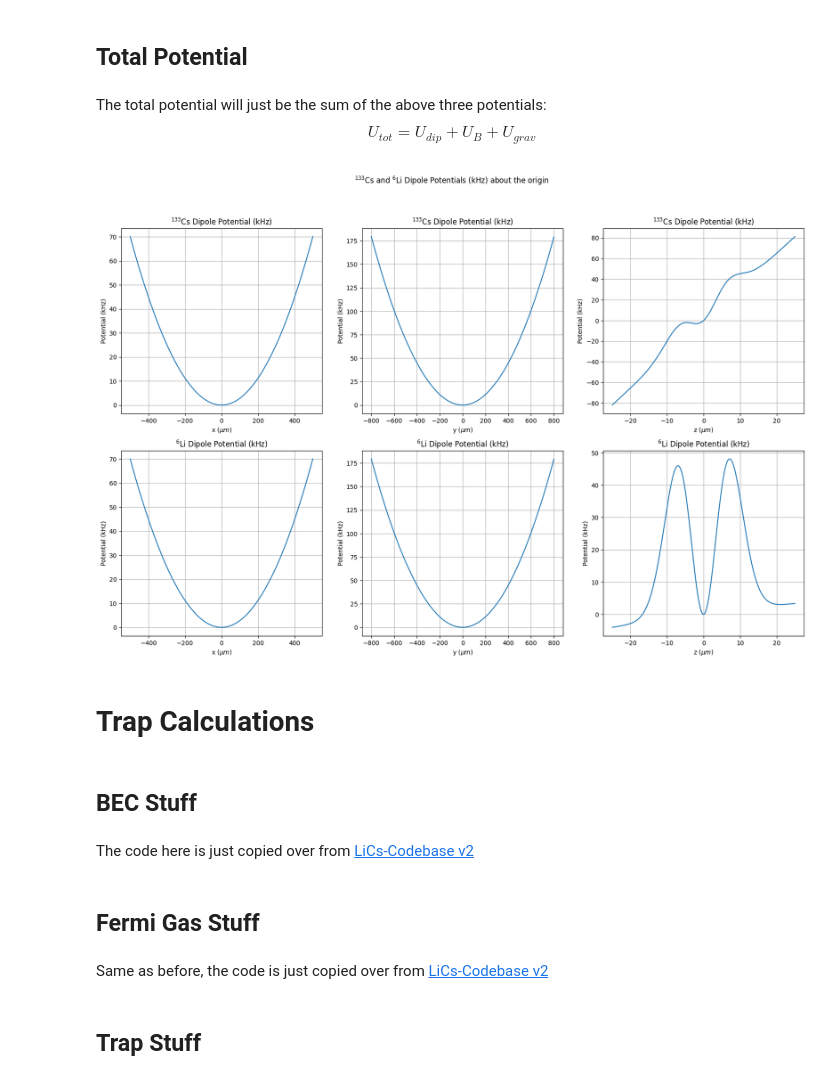
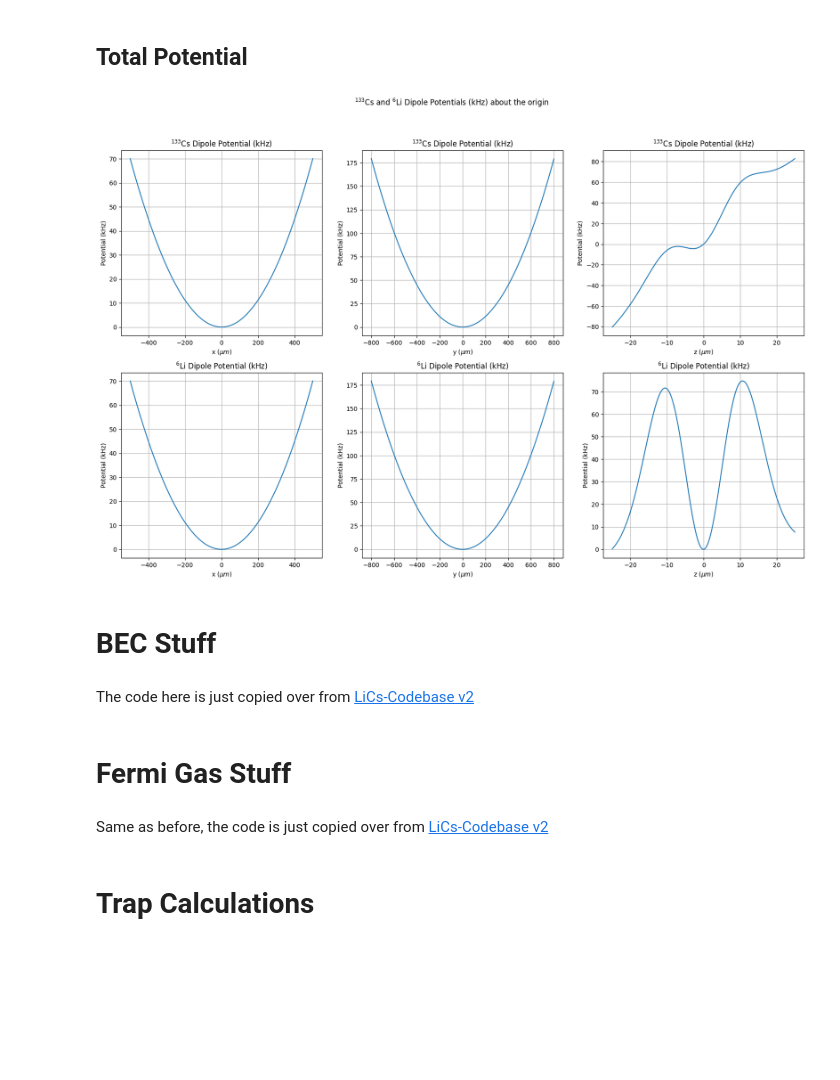
Before and after one commit to Mouhamedm17/DipoleTrappingCalculations, a Jupyter notebook: FlatTrap.ipynb, the cells around one changed output. Cells and saved outputs as stored; diff of their text form; code cells hidden in the pictures; blank space fills up the shorter version.

```diff
--- a/FlatTrap.ipynb
+++ b/FlatTrap.ipynb
@@ -254,15 +250,14 @@ def plot_contour(fun, ranges, const_val, const_coord, params, labels, cmap_color
     cbar = fig.colorbar(plot)
     cbar.ax.set_ylabel(color_bar_title)
 # %%
-def plot_total_potential(poten, ranges, const_vals, params, main_title, trap=None):
+def plot_total_potential(potens, ranges, const_vals, main_title, trap=None):
     """
     Function for generating 1D plots of the total potential (dipole + mag + grav)
 
     inputs:
-        - poten (def): function for the total potential
+        - poten (list): list of functions for the total potentials of cs and li
         - ranges (list): ranges for plotting - assumes that ranges are symmetric about the origin (ex: x_range=100e-6, gives x array from -100e-6 to 100e-6)
         - const_vals (list): constant values for the other two coordinates in m (ex: [0,0] if you want f(x, 0, 0))
-        - params (list): list of tuples for cesium and lithium parameters
         - main_title (str): Title of the figure
         - trap (list): conditions of trap [cs_trap, li_trap, chem_potentials] each trap contains the min and max potentials, the max position, chem_potens are in kHz
 
@@ -300,19 +295,17 @@ def plot_total_potential(poten, ranges, const_vals, params, main_title, trap=Non
     li_r2 = [li_x0, y, li_z0]
     li_r3 = [li_x0, li_y0, z]
 
-    #get trap parameters
-    cs_params = params[0]
-    li_params = params[1]
-
     #get vals for cesium in kHz
-    cs_vals_1 = poten(cs_r1, cs_params) * 1e-3
-    cs_vals_2 = poten(cs_r2, cs_params) * 1e-3
-    cs_vals_3 = poten(cs_r3, cs_params) * 1e-3
+    cs_poten = potens[0]
+    cs_vals_1 = cs_poten(cs_r1) * 1e-3
+    cs_vals_2 = cs_poten(cs_r2) * 1e-3
+    cs_vals_3 = cs_poten(cs_r3) * 1e-3
 
     #get vals for lithium
-    li_vals_1 = poten(li_r1, li_params) * 1e-3
-    li_vals_2 = poten(li_r2, li_params) * 1e-3
-    li_vals_3 = poten(li_r3, li_params) * 1e-3
+    li_poten = potens[1]
+    li_vals_1 = li_poten(li_r1) * 1e-3
+    li_vals_2 = li_poten(li_r2) * 1e-3
+    li_vals_3 = li_poten(li_r3) * 1e-3
 
     #create figure
     fig, axs = plt.subplots(2, 3, figsize=(20, 12))
@@ -407,9 +400,9 @@ lambda_laser_cs = Constants.Lambda635
 lambda_D1_cs = Cs133.D1.wavelength
 lambda_D2_cs = Cs133.D2.wavelength
 
-cs_dipole_potential_params = (gamma_cs, lambda_laser_cs, lambda_D1_cs, lambda_D2_cs, field_args)
-cs_b_potential_params = (Cs133.GS.g_j)
-cs_grav_potential_params = (Cs133.mass)
+cs_dipole_potential_params = [gamma_cs, lambda_laser_cs, lambda_D1_cs, lambda_D2_cs]
+cs_gj = Cs133.GS.g_j
+cs_mass = Cs133.mass
 
 #Lithium 6 parameters
 gamma_li = Li6.D2.Gamma
@@ -417,11 +410,11 @@ lambda_laser_li = Constants.Lambda635
 lambda_D1_li = Li6.D1.wavelength
 lambda_D2_li = Li6.D2.wavelength
 
-li_dipole_potential_params = (gamma_li, lambda_laser_li, lambda_D1_li, lambda_D2_li, field_args)
-li_b_potential_params = (Li6.GS.g_j)
-li_grav_potential_params = (Li6.mass)
+li_dipole_potential_params = (gamma_li, lambda_laser_li, lambda_D1_li, lambda_D2_li)
+li_gj = (Li6.GS.g_j)
+li_mass = (Li6.mass)
 
 #normal, trap potential params
-cs_trap_params = (cs_dipole_potential_params, cs_b_potential_params, cs_grav_potential_params)
-li_trap_params = (li_dipole_potential_params, li_b_potential_params, li_grav_potential_params)
+cs_trap_params = (field_args, cs_dipole_potential_params, cs_gj, cs_mass)
+li_trap_params = (field_args, li_dipole_potential_params, li_gj, li_mass)
 normal_trap_params = [cs_trap_params, li_trap_params]
@@ -681,6 +653,3 @@ plt.show()
 [figure]
 # %% [markdown]
 ## Total Potential
-# %% [markdown]
-The total potential will just be the sum of the above three potentials:
-$$ U_{tot} = U_{dip} + U_B + U_{grav}  $$
@@ -715,17 +656,14 @@ def total_potential(r, *args):
 # %%
-params = normal_trap_params
-
 ranges = [500e-6, 800e-6, 25e-6]
 const_vals = [[0, 0, 0], [0,0,0]]
 title = r'$^{133}$Cs and $^{6}$Li Dipole Potentials (kHz) about the origin'
 
-plot_total_potential(poten=total_potential, ranges=ranges, const_vals=const_vals, params=params, main_title=title)
+total_potential = [cs_poten.total_potential, li_poten.total_potential]
+plot_total_potential(potens=total_potential, ranges=ranges, const_vals=const_vals, main_title=title)
 # %% [output]
-[figure, old version]
+[figure, new version]
-# %% [markdown]
-# Trap Calculations
 # %% [markdown]
-## BEC Stuff
+# BEC Stuff
 # %% [markdown]
 The code here is just copied over from [LiCs-Codebase v2](https://github.com/ChinlabLiCsCode/LiCs-CodebaseV2)
 # %%
@@ -905,7 +843,7 @@ class BEC_calc():
         #display the dataframe
         display(df)
 # %% [markdown]
-## Fermi Gas Stuff
+# Fermi Gas Stuff
 # %% [markdown]
 Same as before, the code is just copied over from [LiCs-Codebase v2](https://github.com/ChinlabLiCsCode/LiCs-CodebaseV2)
 # %%
@@ -1032,7 +970,7 @@ class Fermi_calc():
         #display the dataframe
         display(df)
 # %% [markdown]
-## Trap Stuff
+# Trap Calculations
 # %%
 class Trap_Calc():
     """
```
Also changed, not shown: parts of 38 cells of this notebook, 1 other file.
